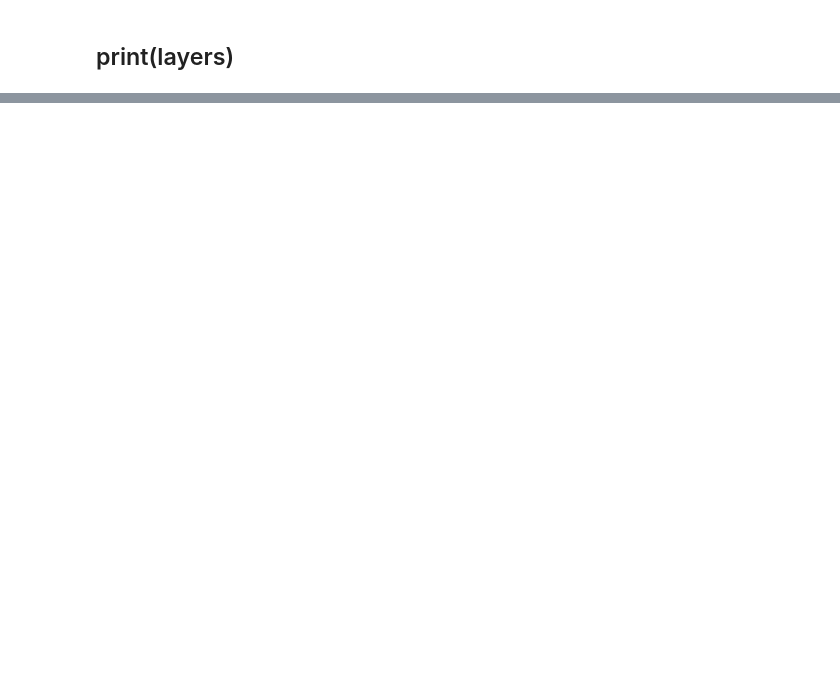
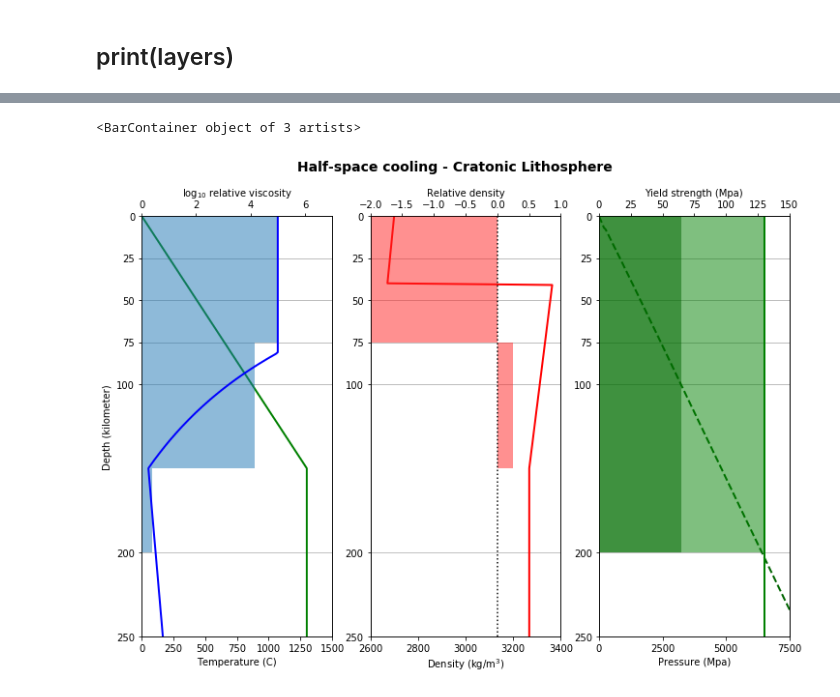
Before and after one commit to RebeccaFarrington/congested-subduction, a Jupyter notebook: moresi-2014-material-properties.ipynb, the cells around one changed output, grey strips where cells are left out. Saved outputs shown, nothing was run; the diff lists cells and outputs as text; code cells hidden in the pictures; blank space fills up the shorter version.

```diff
--- a/moresi-2014-material-properties.ipynb
+++ b/moresi-2014-material-properties.ipynb
@@ -346,0 +345,19 @@ print(avg_strength2)
+# %%
+temperature = craton_linear_geotherm(depth)
+
+# define density (reference and with depth)
+rho_fun(depth)
+density = density_fun()
+
+viscosity = np.clip(arrhenius(temperature, pressure)/ref_viscosity, a_min = 0, a_max = max_viscosity)
+# %%
+# cratonic lithosphere strength profiles
+yieldStrength  = np.ones(res)*130.*u.megapascal
+yieldStrength2 = yieldStrength/2.
+# %%
+avg_depth, avg_temp, avg_density, avg_pressure, avg_viscosity, avg_strength, avg_strength2, low_strength, low_strength2 = calc_layers()
+# %%
+height=((layers.magnitude[1] - layers.magnitude[0])/1e3,
+        (layers.magnitude[2] - layers.magnitude[1])/1e3,
+        (layers.magnitude[3] - layers.magnitude[2])/1e3)
+print(height)
@@ -346,0 +366,60 @@ print(avg_strength2)
+# %%
+figure1 = pypl.figure(figsize=(12,8))
+figure1.suptitle('Half-space cooling - Cratonic Lithosphere'.format(age.to('Myear')), fontsize=14, fontweight='bold')
+
+# Temperature and Viscosity profiles
+tempPlot = figure1.add_subplot(131)
+tempPlot.plot(temperature.to('degC'), depth.to('kilometer'), color='green', linestyle='solid', linewidth=2, label='')
+tempPlot.set_xlabel('Temperature (C)')
+tempPlot.set_ylabel('Depth (kilometer)')
+tempPlot.set_xlim(0,1500)
+tempPlot.set_ylim(250, 0)
+tempPlot.set_yticks([0,25,50,75,100,200,250])
+tempPlot.grid(axis='y')
+
+viscPlot = tempPlot.twiny()
+viscPlot.plot(np.log10(viscosity), depth.to('kilometer'), color='blue', linestyle='solid', linewidth=2)
+viscPlot.set_xlabel('log$_{10}$ relative viscosity')
+viscPlot.set_xlim(0, 7)
+viscPlot.set_ylim(0, 250)
+viscPlot.invert_yaxis()
+viscPlot.barh(layers.magnitude[0:-1]/10**3,np.log10(avg_viscosity[0:]), height=height, left=0.0, alpha=0.5, align="edge")
+
+# Density profile
+densityPlot = figure1.add_subplot(132)
+densityPlot.plot(density, depth.to('kilometer'), color='red' , linestyle='solid', linewidth=2)
+densityPlot.set_xlabel('Density (kg/m$^3$)')
+densityPlot.set_xlim(2600,3400)
+densityPlot.set_ylim(0, 250)
+densityPlot.invert_yaxis()
+densityPlot.set_yticks([0,25,50,75,100,200,250])
+densityPlot.grid(axis='y')
+
+relDensityPlot = densityPlot.twiny()
+relDensityPlot.set_xlabel('Relative density')
+relDensityPlot.set_xlim(-2., 1.0)
+relDensityPlot.axvline(x=0, ymin=0, ymax=1, linestyle='dotted', color='black')
+relDensityPlot.set_ylim(250,0)
+relDensityPlot.barh(layers[0:-1]/10**3,avg_density[0:], height=height, left=0.0, alpha=0.5, color='#FF2222', align="edge")
+
+# lithostatic pressure and strength profile
+pressurePlot = figure1.add_subplot(133)
+pressurePlot.set_xlabel('Pressure (Mpa)')
+pressurePlot.set_yticks([0,25,50,75,100,200,250])
+pressurePlot.plot(pressure.to('MPa'), depth.to('kilometer'), color='DarkGreen', linestyle='dashed', linewidth=2)
+pressurePlot.set_xticks([0,2500,5000,7500,10000])
+pressurePlot.set_ylim(0, 250)
+pressurePlot.invert_yaxis()
+pressurePlot.set_xlim(0, 7500)
+pressurePlot.grid(axis='y')
+
+strengthPlot = pressurePlot.twiny()
+strengthPlot.set_xlabel('Yield strength (Mpa)')
+strengthPlot.set_ylim(250,0)
+strengthPlot.set_xlim(0, 150)
+strengthPlot.plot(yieldStrength.to('MPa'), depth.to('kilometer'), color='green', linestyle='solid', linewidth=2, label='Yield strength (MPa)')
+strengthPlot.barh(layers[0:-1]/10**3, low_strength[0:], height=height, left=0.0, alpha=0.5, color='green', align="edge")
+strengthPlot.barh(layers[0:-1]/10**3,low_strength2[0:], height=height, left=0.0, alpha=0.5, color='darkgreen', align="edge")
+# %% [output]
+<BarContainer object of 3 artists>
+[figure, added]
```
Also changed, not shown: parts of 55 cells of this notebook.
